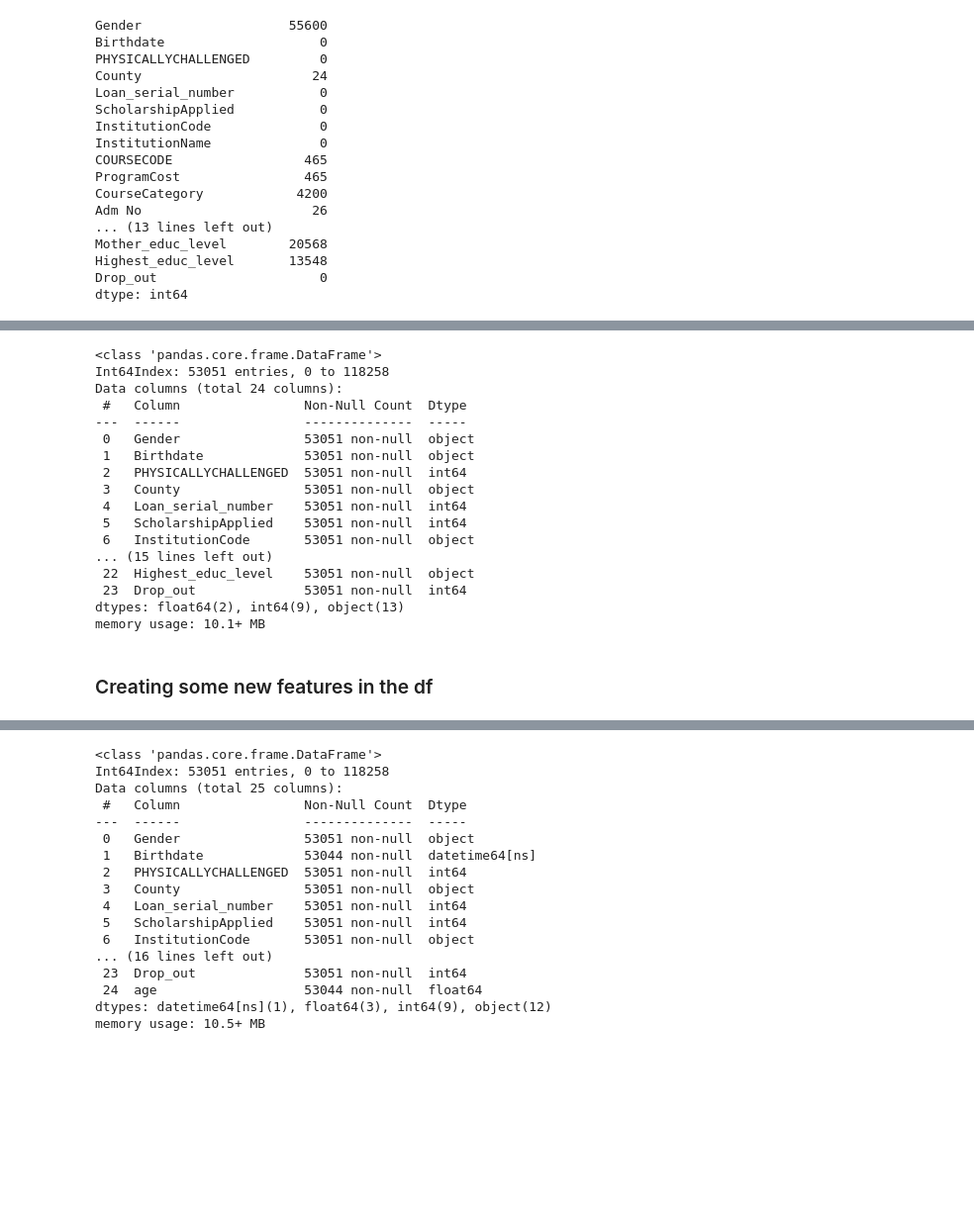
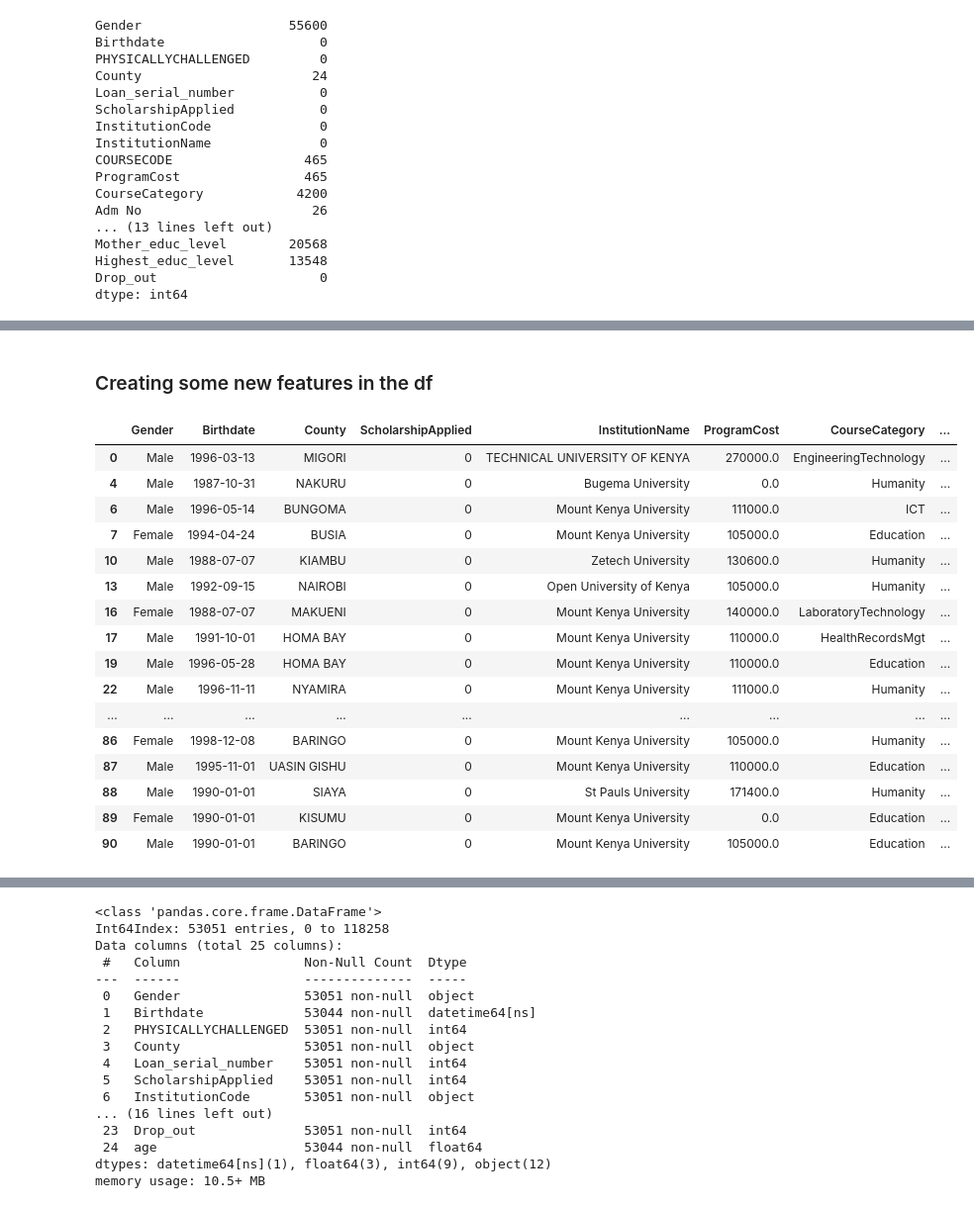
Before and after one commit to geoffreykemboi/Student_dropout_prediction_project, a Jupyter notebook: index.ipynb, the cells around one changed output, grey strips where cells are left out. Shown at 99% size. Drawn from its saved outputs; the diff is of its cells as text; code cells hidden in the pictures; blank space fills up the shorter version.

```diff
--- a/index.ipynb
+++ b/index.ipynb
@@ -241,23 +182,3 @@ School_df.shape
-# %%
-School_df.info()
-# %% [output]
-<class 'pandas.core.frame.DataFrame'>
-Int64Index: 53051 entries, 0 to 118258
-Data columns (total 24 columns):
- #   Column                Non-Null Count  Dtype
----  ------                --------------  -----
- 0   Gender                53051 non-null  object
- 1   Birthdate             53051 non-null  object
- 2   PHYSICALLYCHALLENGED  53051 non-null  int64
- 3   County                53051 non-null  object
- 4   Loan_serial_number    53051 non-null  int64
- 5   ScholarshipApplied    53051 non-null  int64
- 6   InstitutionCode       53051 non-null  object
-... (15 lines left out)
- 22  Highest_educ_level    53051 non-null  object
- 23  Drop_out              53051 non-null  int64
-dtypes: float64(2), int64(9), object(13)
-memory usage: 10.1+ MB
 # %% [markdown]
 ### Creating some new features in the df
 # %%
@@ -274,3 +195,23 @@ School_df["age"] = School_df["Birthdate"].apply(
     lambda x: today.year - x.year - ((today.month, today.day) < (x.month, x.day))
     if pd.notnull(x) else None
 )
+# %%
+School_df.head(50)
+# %% [output]
+|  | Gender | Birthdate | County | ScholarshipApplied | InstitutionName | ProgramCost | CourseCategory | ... |
+| 0 | Male | 1996-03-13 | MIGORI | 0 | TECHNICAL UNIVERSITY OF KENYA | 270000.0 | EngineeringTechnology | ... |
+| 4 | Male | 1987-10-31 | NAKURU | 0 | Bugema University | 0.0 | Humanity | ... |
+| 6 | Male | 1996-05-14 | BUNGOMA | 0 | Mount Kenya University | 111000.0 | ICT | ... |
+| 7 | Female | 1994-04-24 | BUSIA | 0 | Mount Kenya University | 105000.0 | Education | ... |
+| 10 | Male | 1988-07-07 | KIAMBU | 0 | Zetech University | 130600.0 | Humanity | ... |
+| 13 | Male | 1992-09-15 | NAIROBI | 0 | Open University of Kenya | 105000.0 | Humanity | ... |
+| 16 | Female | 1988-07-07 | MAKUENI | 0 | Mount Kenya University | 140000.0 | LaboratoryTechnology | ... |
+| 17 | Male | 1991-10-01 | HOMA BAY | 0 | Mount Kenya University | 110000.0 | HealthRecordsMgt | ... |
+| 19 | Male | 1996-05-28 | HOMA BAY | 0 | Mount Kenya University | 110000.0 | Education | ... |
+| 22 | Male | 1996-11-11 | NYAMIRA | 0 | Mount Kenya University | 111000.0 | Humanity | ... |
+| ... | ... | ... | ... | ... | ... | ... | ... | ... |
+| 86 | Female | 1998-12-08 | BARINGO | 0 | Mount Kenya University | 105000.0 | Humanity | ... |
+| 87 | Male | 1995-11-01 | UASIN GISHU | 0 | Mount Kenya University | 110000.0 | Education | ... |
+| 88 | Male | 1990-01-01 | SIAYA | 0 | St Pauls University | 171400.0 | Humanity | ... |
+| 89 | Female | 1990-01-01 | KISUMU | 0 | Mount Kenya University | 0.0 | Education | ... |
+| 90 | Male | 1990-01-01 | BARINGO | 0 | Mount Kenya University | 105000.0 | Education | ... |
```
Also changed, not shown: parts of 15 cells of this notebook.
